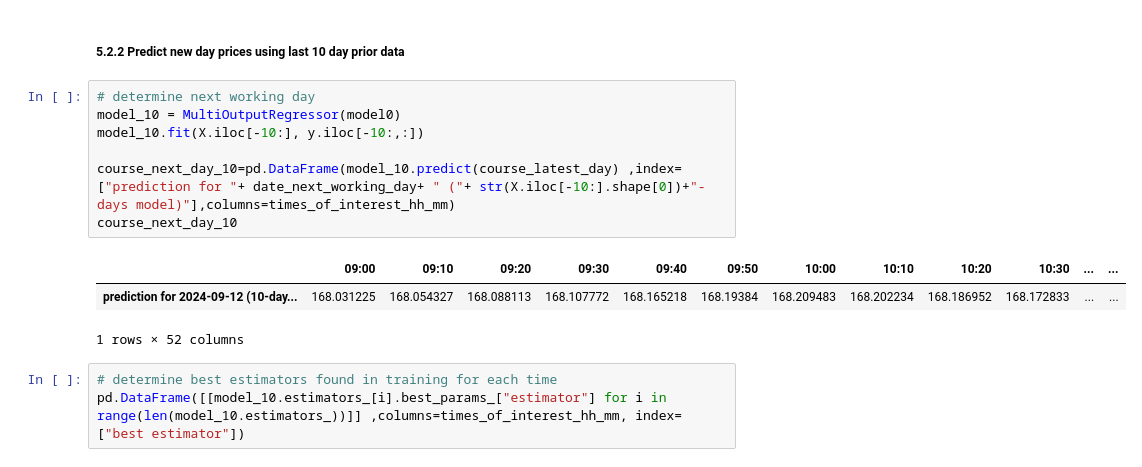
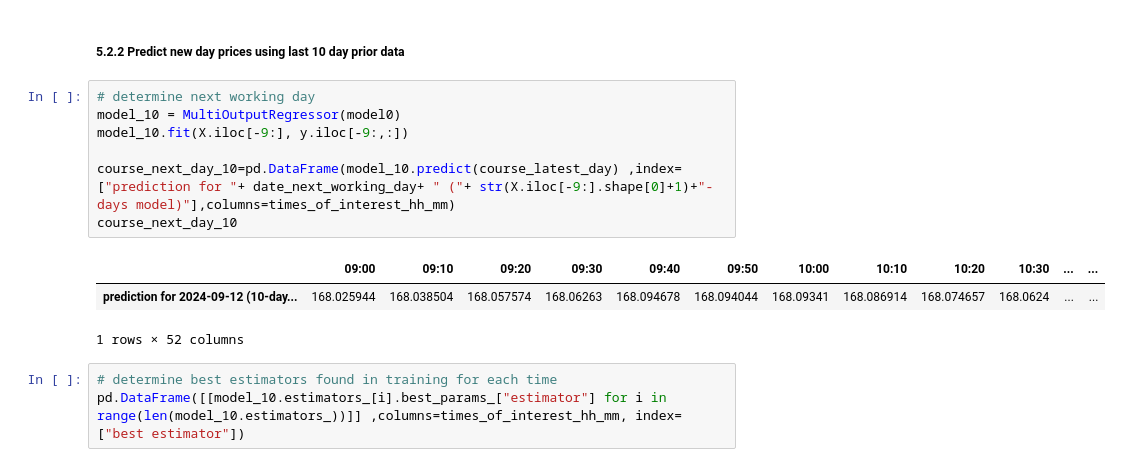
Before and after one commit to thomasheinemann/asset_price_prognosis_degiro, a Jupyter notebook: predict_next_daily_course_of_asset.ipynb, the cells around one changed output. Drawn from its saved outputs; the diff is of its cells as text.

```diff
--- a/predict_next_daily_course_of_asset.ipynb
+++ b/predict_next_daily_course_of_asset.ipynb
@@ -269,13 +270,13 @@ pd.DataFrame([[model.estimators_[i].best_params_["estimator"] for i in range(len
 # %%
 # determine next working day
 model_10 = MultiOutputRegressor(model0)
-model_10.fit(X.iloc[-10:], y.iloc[-10:,:])
+model_10.fit(X.iloc[-9:], y.iloc[-9:,:])
 
-course_next_day_10=pd.DataFrame(model_10.predict(course_latest_day) ,index=["prediction for "+ date_next_working_day+ " ("+ str(X.iloc[-10:].shape[0])+"-days model)"],columns=times_of_interest_hh_mm)
+course_next_day_10=pd.DataFrame(model_10.predict(course_latest_day) ,index=["prediction for "+ date_next_working_day+ " ("+ str(X.iloc[-9:].shape[0]+1)+"-days model)"],columns=times_of_interest_hh_mm)
 course_next_day_10
 # %% [output]
 |  | 09:00 | 09:10 | 09:20 | 09:30 | 09:40 | 09:50 | 10:00 | 10:10 | 10:20 | 10:30 | ... | ... |
-| prediction for 2024-09-12 (10-day... | 168.031225 | 168.054327 | 168.088113 | 168.107772 | 168.165218 | 168.19384 | 168.209483 | 168.202234 | 168.186952 | 168.172833 | ... | ... |
+| prediction for 2024-09-12 (10-day... | 168.025944 | 168.038504 | 168.057574 | 168.06263 | 168.094678 | 168.094044 | 168.09341 | 168.086914 | 168.074657 | 168.0624 | ... | ... |
 1 rows × 52 columns
 # %%
 # determine best estimators found in training for each time
```
Also changed, not shown: parts of 6 cells of this notebook, 1 other file.
